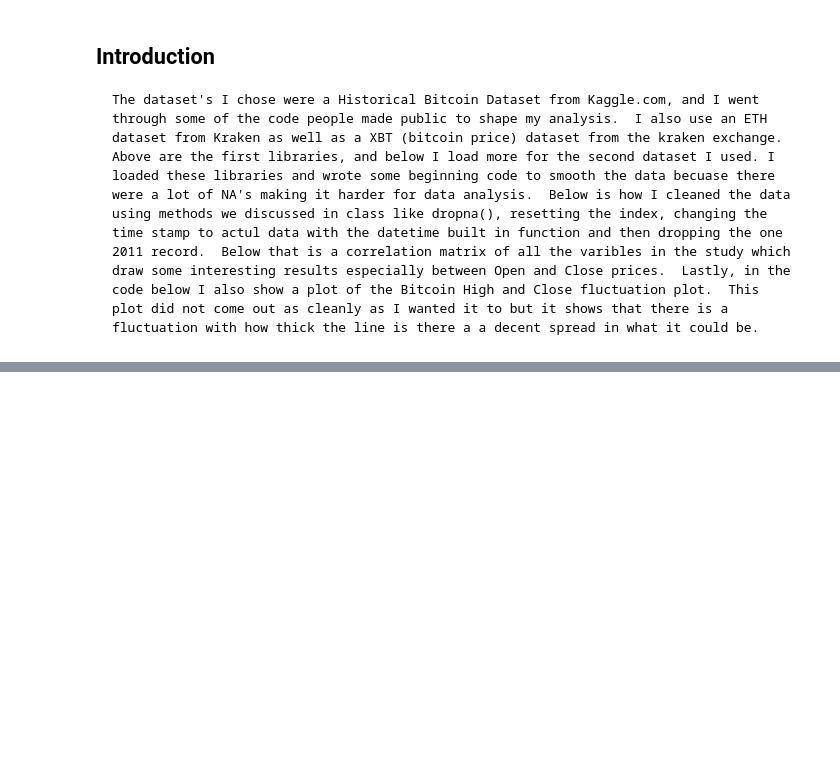
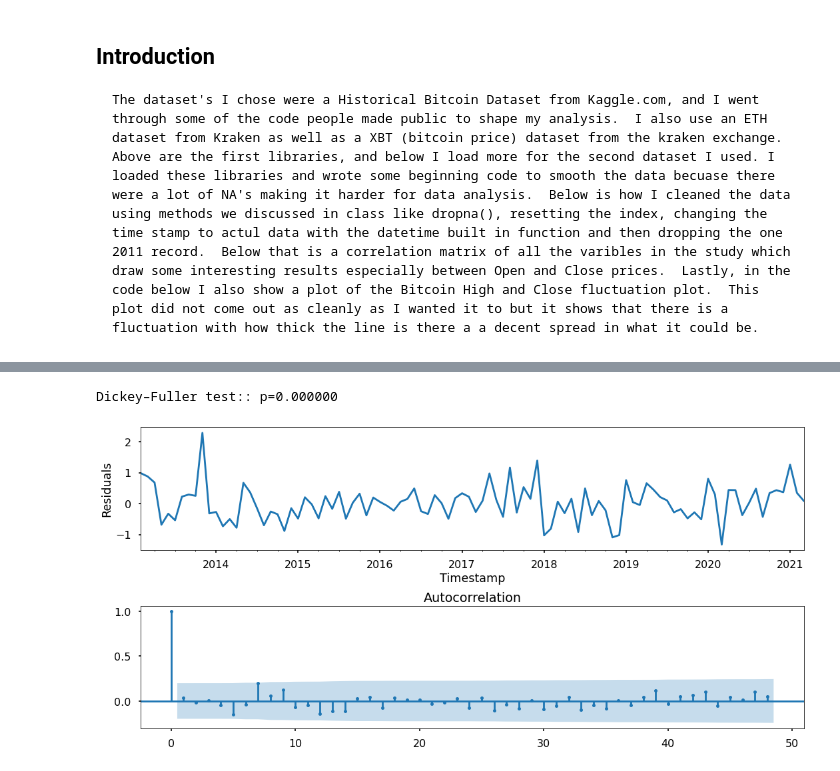
Before and after one commit to EthanMeersman/FInal_Project, a Jupyter notebook: FinalProject.ipynb, the cells around one changed output, grey strips where cells are left out. Cells and saved outputs as stored; diff of their text form; code cells hidden in the pictures; blank space fills up the shorter version.

```diff
--- a/FinalProject.ipynb
+++ b/FinalProject.ipynb
@@ -145,0 +178,16 @@ print(get_historical_data('bitcoin', 'USD', 5))
+# %%
+# STL-decomposition and looking at residuals
+plt.figure(figsize=(15,7))
+plt.subplot(211)
+best_model.resid[13:].plot()
+plt.ylabel(u'Residuals')
+ax = plt.subplot(212)
+sm.graphics.tsa.plot_acf(best_model.resid[13:].values.squeeze(), lags=48, ax=ax)
+
+print("Dickey–Fuller test:: p=%f" % sm.tsa.stattools.adfuller(best_model.resid[13:])[1])
+
+plt.tight_layout()
+plt.show()
+# %% [output]
+Dickey–Fuller test:: p=0.000000
+[figure, added]
```
Also changed, not shown: parts of 18 cells of this notebook.
